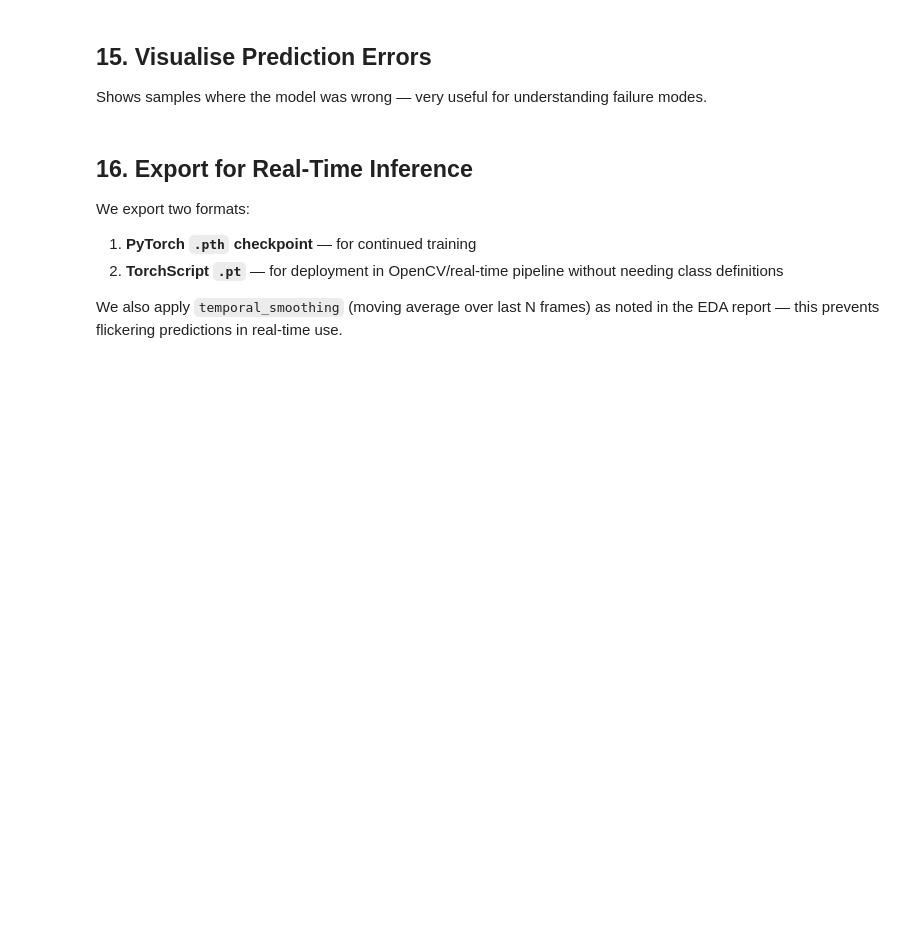
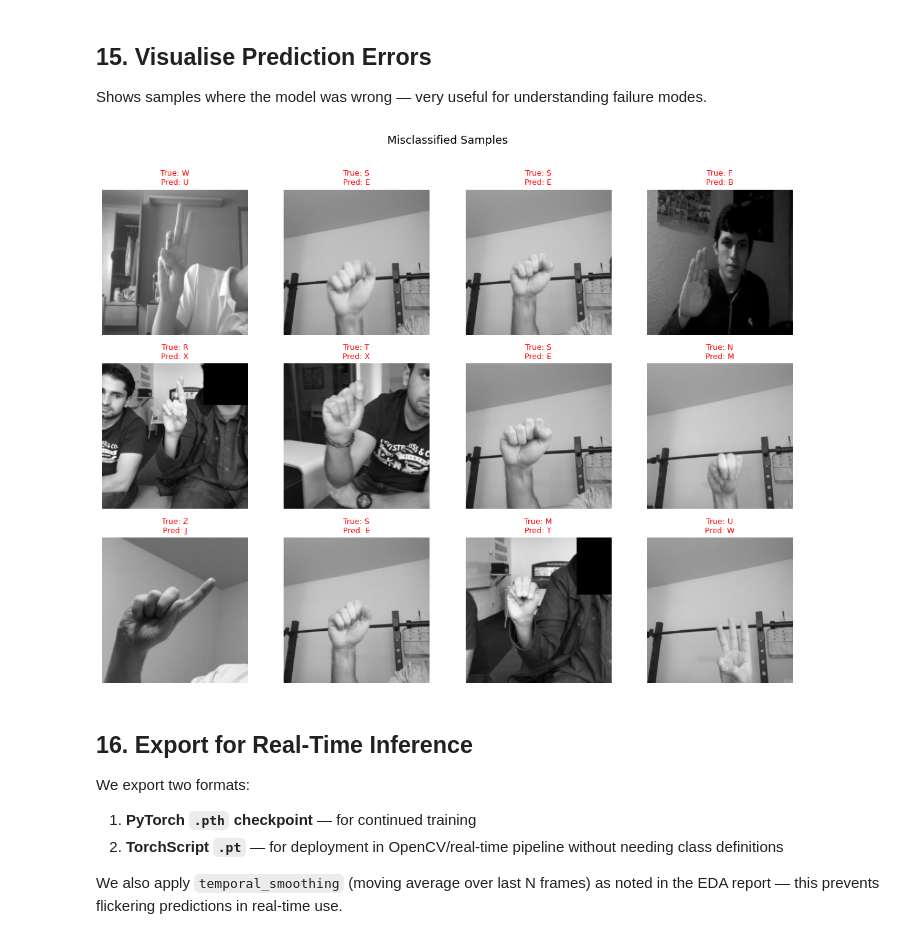
Before and after one commit to HeshMaddage/Real-time-Sign-Language-to-Text-Conversion, a Jupyter notebook: notebooks_2/asl_pipeline.ipynb, the cells around one changed output. Drawn from its saved outputs; the diff is of its cells as text; code cells hidden in the pictures; blank space fills up the shorter version.

```diff
--- a/notebooks_2/asl_pipeline.ipynb
+++ b/notebooks_2/asl_pipeline.ipynb
@@ -79,8 +83,8 @@ GRAYSCALE  = True     # convert to grayscale then stack to 3ch (saves VRAM)
 
 # ── Training settings ─────────────────────────────────────────────────────────
 NUM_CLASSES   = 29    # A-Z (26) + space + del + nothing
-BATCH_SIZE    = 64    # fits in 8 GB VRAM with mixed-precision; reduce to 32 if OOM
-NUM_EPOCHS    = 20
+BATCH_SIZE    = 128    # fits in 8 GB VRAM with mixed-precision; reduce to 32 if OOM
+NUM_EPOCHS    = 30
 LR            = 1e-3  # initial LR for classifier head
 LR_BACKBONE   = 1e-4  # smaller LR for pretrained backbone layers
 WEIGHT_DECAY  = 1e-4
@@ -603,7 +1038,7 @@ def get_predictions(model, loader, device):
 
     for images, labels in loader:
         images = images.to(device, non_blocking=True)
-        with autocast(enabled=USE_AMP):
+        with autocast('cuda', enabled=USE_AMP):
             logits = model(images)
         preds = logits.argmax(dim=1).cpu()
         all_true.append(labels)
@@ -720,38 +1185,40 @@ def show_errors(model, loader, class_names, device, n=16):
         if len(error_imgs) >= n:
             break
         images_gpu = images.to(device, non_blocking=True)
-        with autocast(enabled=USE_AMP):
+        with autocast('cuda', enabled=USE_AMP):
             preds = model(images_gpu).argmax(dim=1).cpu()
 
         wrong_mask = preds != labels
         for i in range(len(labels)):
             if wrong_mask[i] and len(error_imgs) < n:
                 img_unnorm = (images[i] * std + mean).clamp(0, 1)
                 error_imgs.append(img_unnorm)
                 error_true.append(labels[i].item())
                 error_pred.append(preds[i].item())
 
     cols = 4
     rows = (len(error_imgs) + cols - 1) // cols
     fig, axes = plt.subplots(rows, cols, figsize=(cols * 3, rows * 3))
     axes = axes.flatten()
 
     for i, (img, true, pred) in enumerate(zip(error_imgs, error_true, error_pred)):
         axes[i].imshow(img.permute(1, 2, 0).numpy())
         axes[i].set_title(f"True: {class_names[true]}\nPred: {class_names[pred]}",
                           fontsize=9, color="red")
         axes[i].axis("off")
 
     for j in range(i + 1, len(axes)):
         axes[j].axis("off")
 
     plt.suptitle("Misclassified Samples", fontsize=13, y=1.01)
     plt.tight_layout()
     plt.savefig(OUTPUT_DIR / "error_samples.png", dpi=150, bbox_inches="tight")
     plt.show()
 
 
 show_errors(model, val_loader, class_names, DEVICE, n=16)
+# %% [output]
+[figure, added]
 # %% [markdown]
 ## 16. Export for Real-Time Inference
 
```
Also changed, not shown: parts of 24 cells of this notebook, 1 other file.
